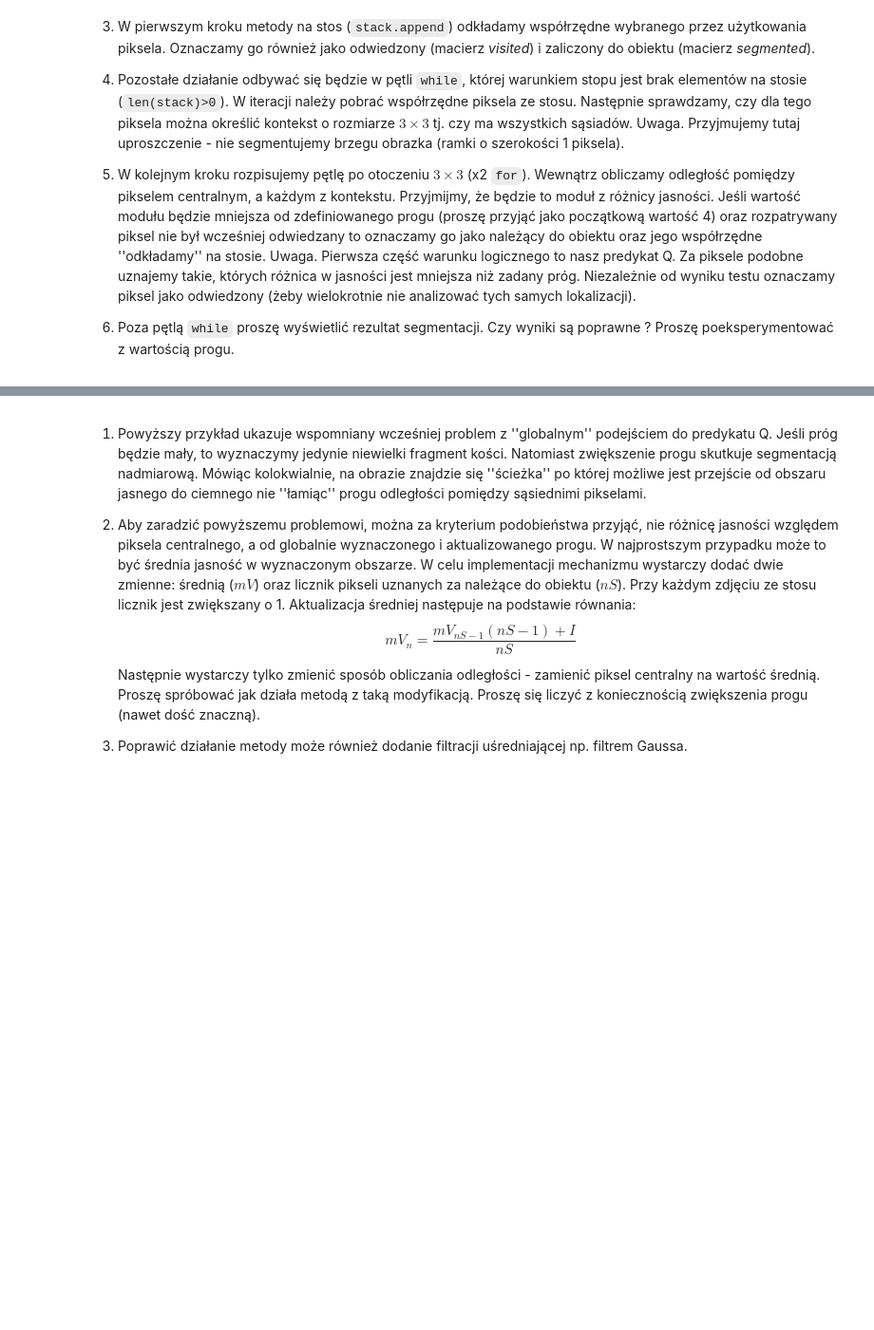
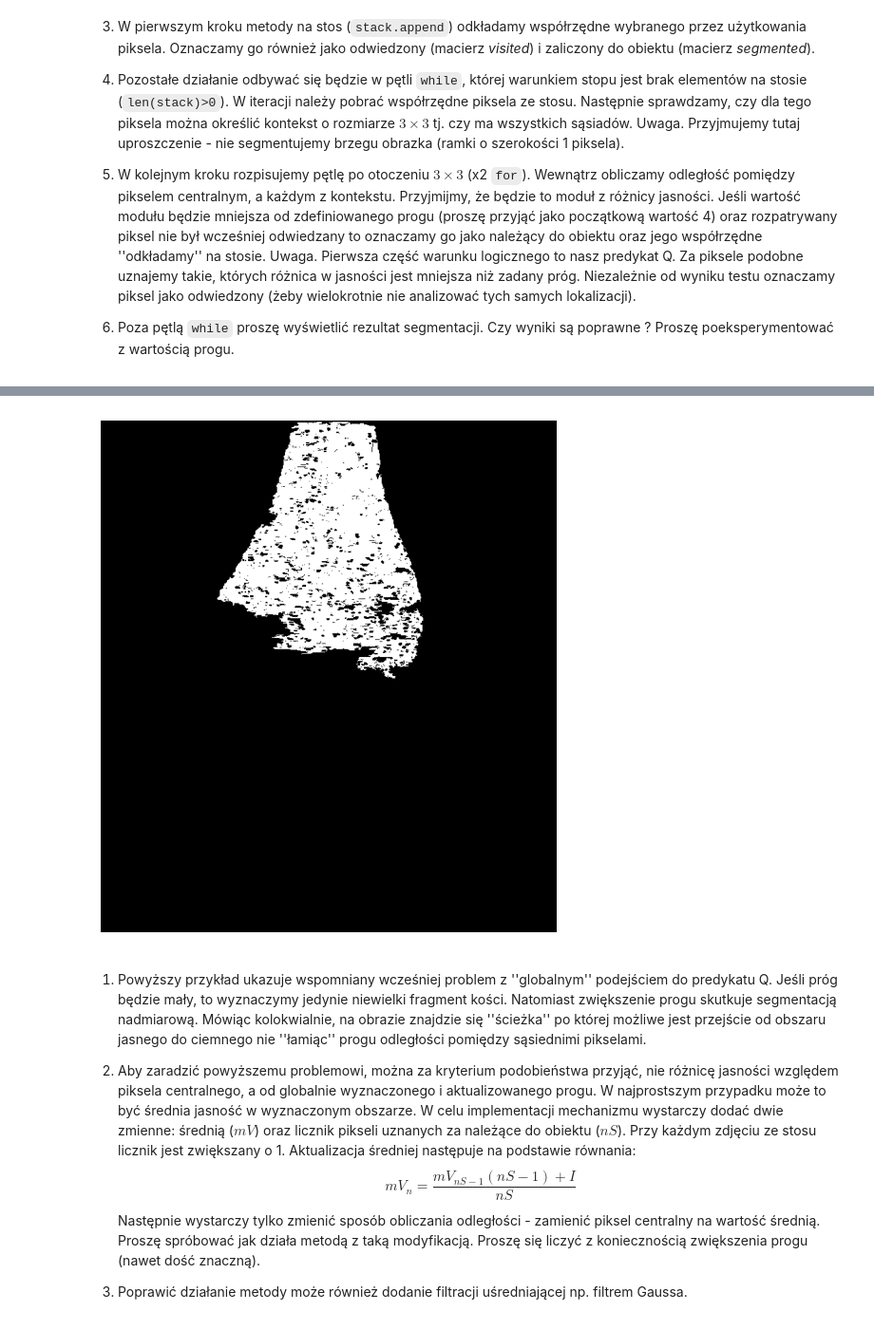
Before and after one commit to sQbanv/Introduction-to-Digital-Image-Processing, a Jupyter notebook: Segmentacja obrazów/12_segmentation.ipynb, the cells around one changed output, grey strips where cells are left out. Shown at 95% size. Cells and saved outputs as stored; diff of their text form; code cells hidden in the pictures; blank space fills up the shorter version.

Commit message:
12_segmentation final

```diff
--- a/Segmentacja obrazów/12_segmentation.ipynb
+++ b/Segmentacja obrazów/12_segmentation.ipynb
@@ -119,3 +130,29 @@ for fileName in fileNames:
+# %%
+def segmentation(img, x, y, threshold = 4):
+    visited = np.zeros_like(img, dtype=bool)
+    segmented = np.zeros_like(img, dtype=bool)
+    stack = [(x, y)]
+    visited[x, y] = True
+    segmented[x, y] = True
+
+    while len(stack) > 0:
+        x, y = stack.pop()
+        visited[x, y] = True
+        if x >= 1 and x <= img.shape[0] - 1 and y >= 1 and y <= img.shape[1] - 1:
+            for dx in [-1, 0, 1]:
+                for dy in [-1, 0, 1]:
+                    if dx == 0 and dy == 0:
+                        continue
+                    nx, ny = x + dx, y + dy
+                    if not visited[nx, ny] and abs(int(img[nx, ny]) - int(img[x, y])) <= threshold:
+                        segmented[nx, ny] = True
+                        stack.append((nx, ny))
+
+    return segmented
+# %%
+draw_img(segmentation(knee, 290, 259, 2))
+# %% [output]
+[figure, added]
 # %% [markdown]
 1. Powyższy przykład ukazuje wspomniany wcześniej problem z ''globalnym'' podejściem do predykatu Q.
   Jeśli próg będzie mały, to wyznaczymy jedynie niewielki fragment kości.
```
Also changed, not shown: parts of 5 cells of this notebook, 2 other files.
